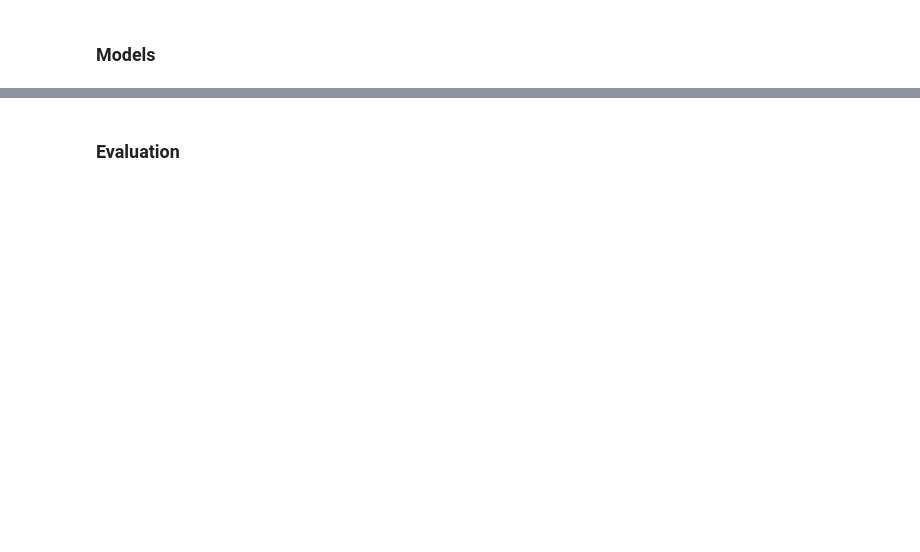
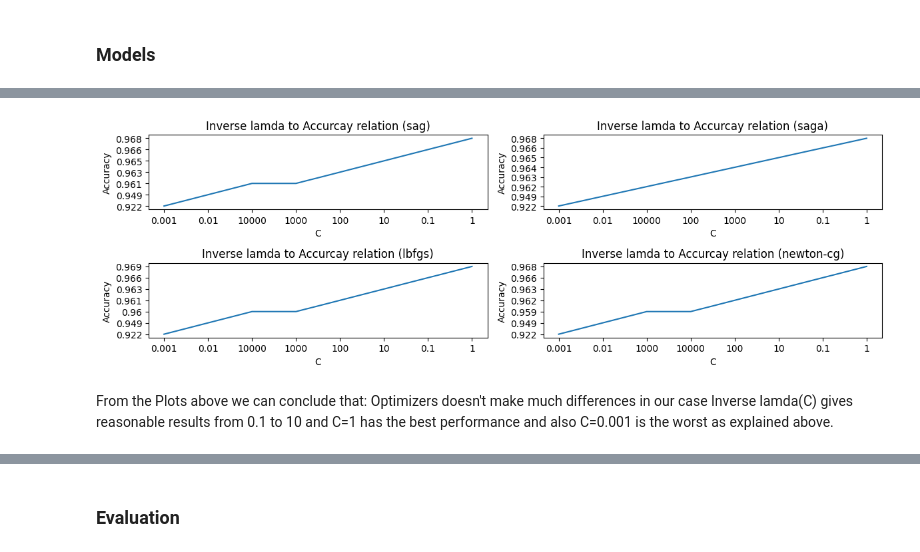
Before and after one commit to OmarElgammal1/MNIST-Image-Classification, a Jupyter notebook: image_classifier.ipynb, the cells around one changed output, grey strips where cells are left out. Drawn from its saved outputs; the diff is of its cells as text; code cells hidden in the pictures; blank space fills up the shorter version.

Commit message:
add Logistic Regression with eval

```diff
--- a/image_classifier.ipynb
+++ b/image_classifier.ipynb
@@ -121,0 +134,8 @@ Accuracy:  0.9528571428571428
+# %%
+# training on default settings/hyper parameters
+logistic_classifier = LogisticRegression()
+logistic_classifier.fit(hog_X_train_descriptors, train_labels)
+logistic_y_pred = logistic_classifier.predict(hog_X_test_descriptors)
+
+default_accuracy = accuracy_score(test_labels, logistic_y_pred)
+default_f1 = f1_score(test_labels, logistic_y_pred, average='weighted')
@@ -121,0 +235,66 @@ Accuracy:  0.9528571428571428
+# %%
+import pickle
+
+params = np.array(params)
+for i in range(len(params[:, 0])):
+    params[i, 0] = np.round(float(params[i, 0]), 3)
+    params[i, 3] = np.round(float(params[i, 3]), 3)
+
+
+with open('logistic_params_history.pkl', 'wb') as logistic_hist:
+    pickle.dump(params, logistic_hist)
+# %%
+# Plotting relations between Inverse lamda and its effect on accuracy
+
+params = params[params[:, 0].argsort()]
+sag = params[params[:, 1] == 'sag']
+saga = params[params[:, 1] == 'saga']
+lbfgs = params[params[:, 1] == 'lbfgs']
+newton_cg = params[params[:, 1] == 'newton-cg']
+
+# top left plot
+plt.figure(figsize=(12, 4))
+plt.subplot(2, 2, 1)
+plt.plot(sag[:, 2], sag[:, 0])
+# plt.xscale('log')
+plt.xlabel('C')
+plt.ylabel('Accuracy')
+plt.title('Inverse lamda to Accurcay relation (sag)')
+
+# top right plot
+plt.subplot(2, 2, 2)
+plt.plot(saga[:, 2], saga[:, 0])
+# plt.xscale('log')
+plt.xlabel('C')
+plt.ylabel('Accuracy')
+plt.title('Inverse lamda to Accurcay relation (saga)')
+
+# bot left plot
+plt.subplot(2, 2, 3)
+plt.plot(lbfgs[:, 2], lbfgs[:, 0])
+# plt.xscale('log')
+
+plt.xlabel('C')
+plt.ylabel('Accuracy')
+plt.title('Inverse lamda to Accurcay relation (lbfgs)')
+
+# bot right plot
+plt.subplot(2, 2, 4)
+plt.plot(newton_cg[:, 2], newton_cg[:, 0])
+# plt.xscale('log')
+plt.xlabel('C')
+plt.ylabel('Accuracy')
+plt.title('Inverse lamda to Accurcay relation (newton-cg)')
+
+
+plt.tight_layout()
+
+plt.show()
+# %% [output]
+[figure, added]
+# %% [markdown]
+From the Plots above we can conclude that:
+Optimizers doesn't make much differences in our case
+Inverse lamda(C) gives reasonable results from 0.1 to 10
+and C=1 has the best performance
+and also C=0.001 is the worst as explained above.
```
Also changed, not shown: parts of 12 cells of this notebook.
